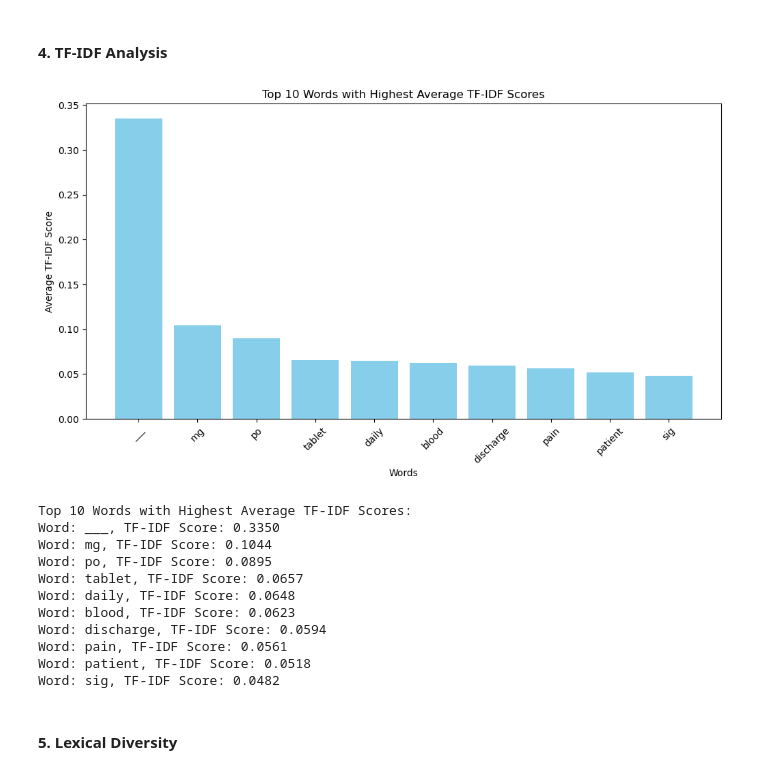
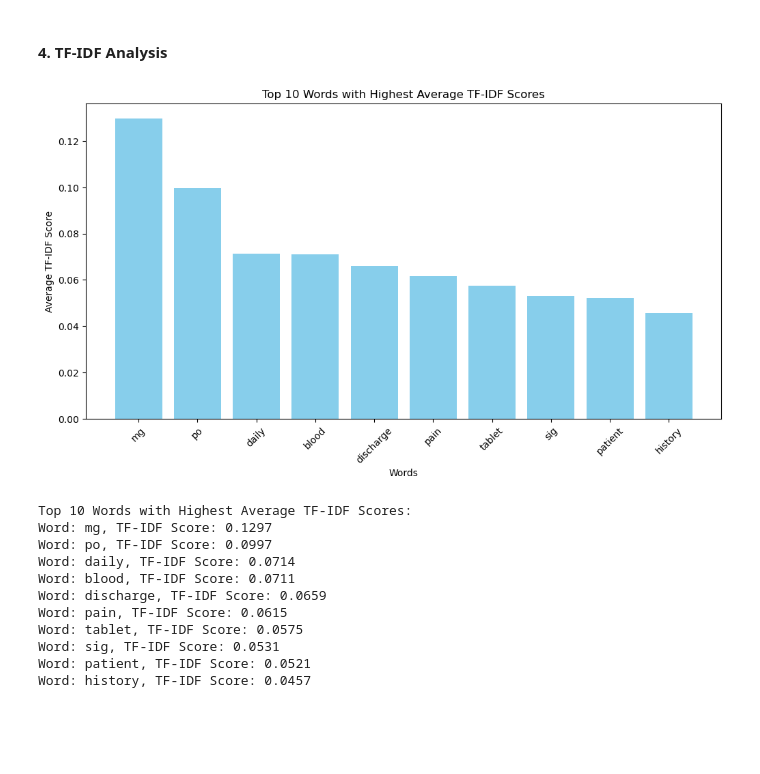
Before and after one commit to aaut0001/FIT3163-DSP, a Jupyter notebook: discharge_data_analysis.ipynb, the cells around one changed output. Saved outputs shown, nothing was run; the diff lists cells and outputs as text; code cells hidden in the pictures; blank space fills up the shorter version.

Commit message:
exclude redacted data in tfidf analysis

```diff
--- a/discharge_data_analysis.ipynb
+++ b/discharge_data_analysis.ipynb
@@ -311,43 +311,41 @@ SCONJ: 3517
 # %%
 # determine the significance of words in a document or corpus
 import matplotlib.pyplot as plt
 import numpy as np
 from sklearn.feature_extraction.text import TfidfVectorizer
 
 # Use the TF-IDF vectorizer without setting max_df
 vectorizer = TfidfVectorizer(stop_words='english')
-tfidf_matrix = vectorizer.fit_transform(subset['text'])
+tfidf_matrix = vectorizer.fit_transform(subset['cleaned_text'])
 feature_names = vectorizer.get_feature_names_out()
 
 # Calculate average TF-IDF scores for each term
 avg_tfidf_scores = np.mean(tfidf_matrix, axis=0).tolist()[0]
 sorted_indices = np.argsort(avg_tfidf_scores)[::-1][:10]
 
 # Plot the top 10 terms
 plt.figure(figsize=(12,6))
 plt.bar(np.array(feature_names)[sorted_indices], np.array(avg_tfidf_scores)[sorted_indices], color='skyblue')
 plt.xticks(rotation=45)
 plt.xlabel("Words")
 plt.ylabel("Average TF-IDF Score")
 plt.title("Top 10 Words with Highest Average TF-IDF Scores")
 plt.show()
 
 # Print the top 10 words with their scores
 print("\nTop 10 Words with Highest Average TF-IDF Scores:")
 for idx in sorted_indices:
     print(f"Word: {feature_names[idx]}, TF-IDF Score: {avg_tfidf_scores[idx]:.4f}")
 # %% [output]
-[figure, old version]
+[figure, new version]
 Top 10 Words with Highest Average TF-IDF Scores:
-Word: ___, TF-IDF Score: 0.3350
-Word: mg, TF-IDF Score: 0.1044
-Word: po, TF-IDF Score: 0.0895
-Word: tablet, TF-IDF Score: 0.0657
-Word: daily, TF-IDF Score: 0.0648
-Word: blood, TF-IDF Score: 0.0623
-Word: discharge, TF-IDF Score: 0.0594
-Word: pain, TF-IDF Score: 0.0561
-Word: patient, TF-IDF Score: 0.0518
-Word: sig, TF-IDF Score: 0.0482
+Word: mg, TF-IDF Score: 0.1297
+Word: po, TF-IDF Score: 0.0997
+Word: daily, TF-IDF Score: 0.0714
+Word: blood, TF-IDF Score: 0.0711
+Word: discharge, TF-IDF Score: 0.0659
+Word: pain, TF-IDF Score: 0.0615
+Word: tablet, TF-IDF Score: 0.0575
+Word: sig, TF-IDF Score: 0.0531
+Word: patient, TF-IDF Score: 0.0521
+Word: history, TF-IDF Score: 0.0457
-# %% [markdown]
-#### 5. Lexical Diversity ####
```
Also changed, not shown: parts of 6 cells of this notebook.
